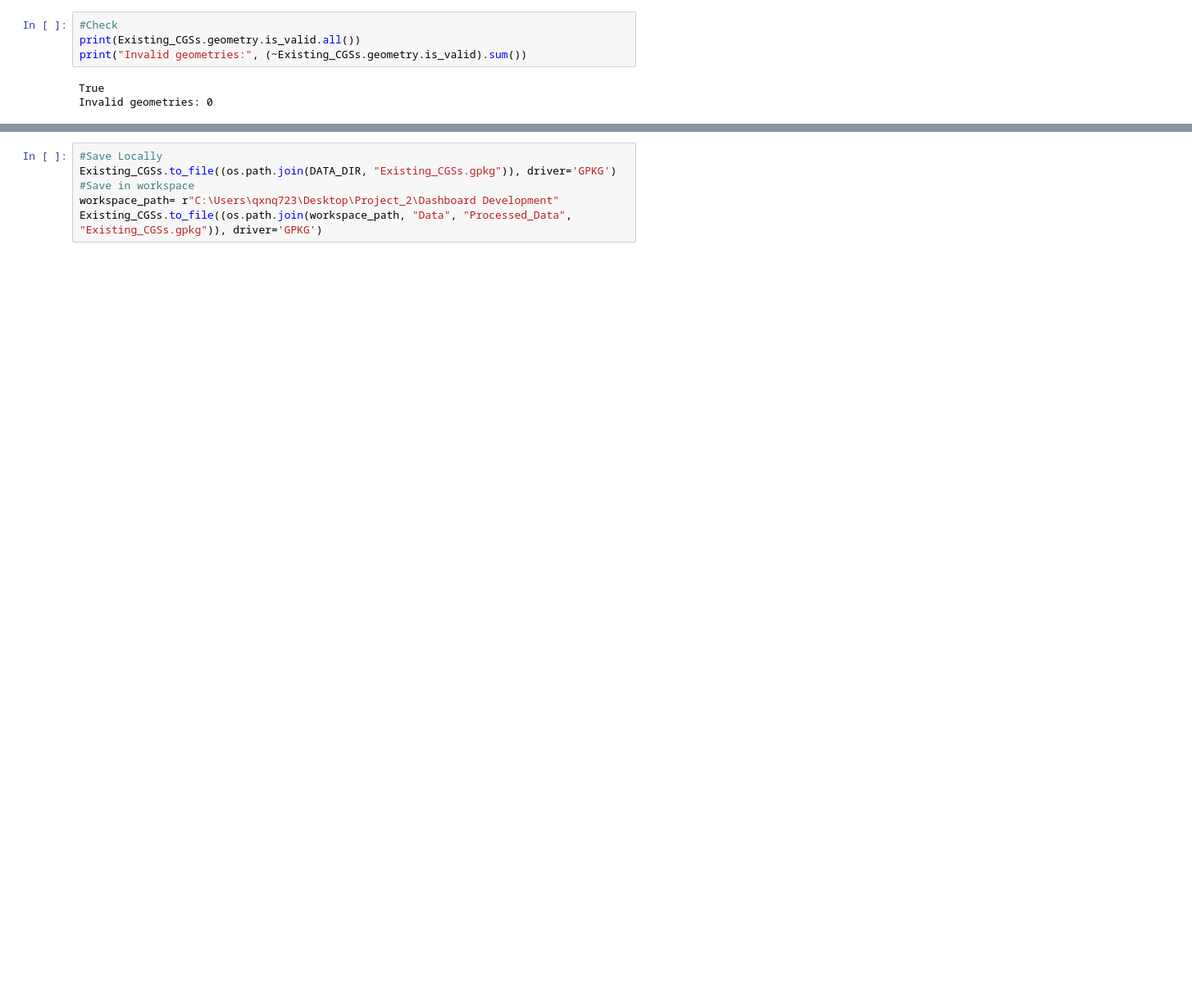
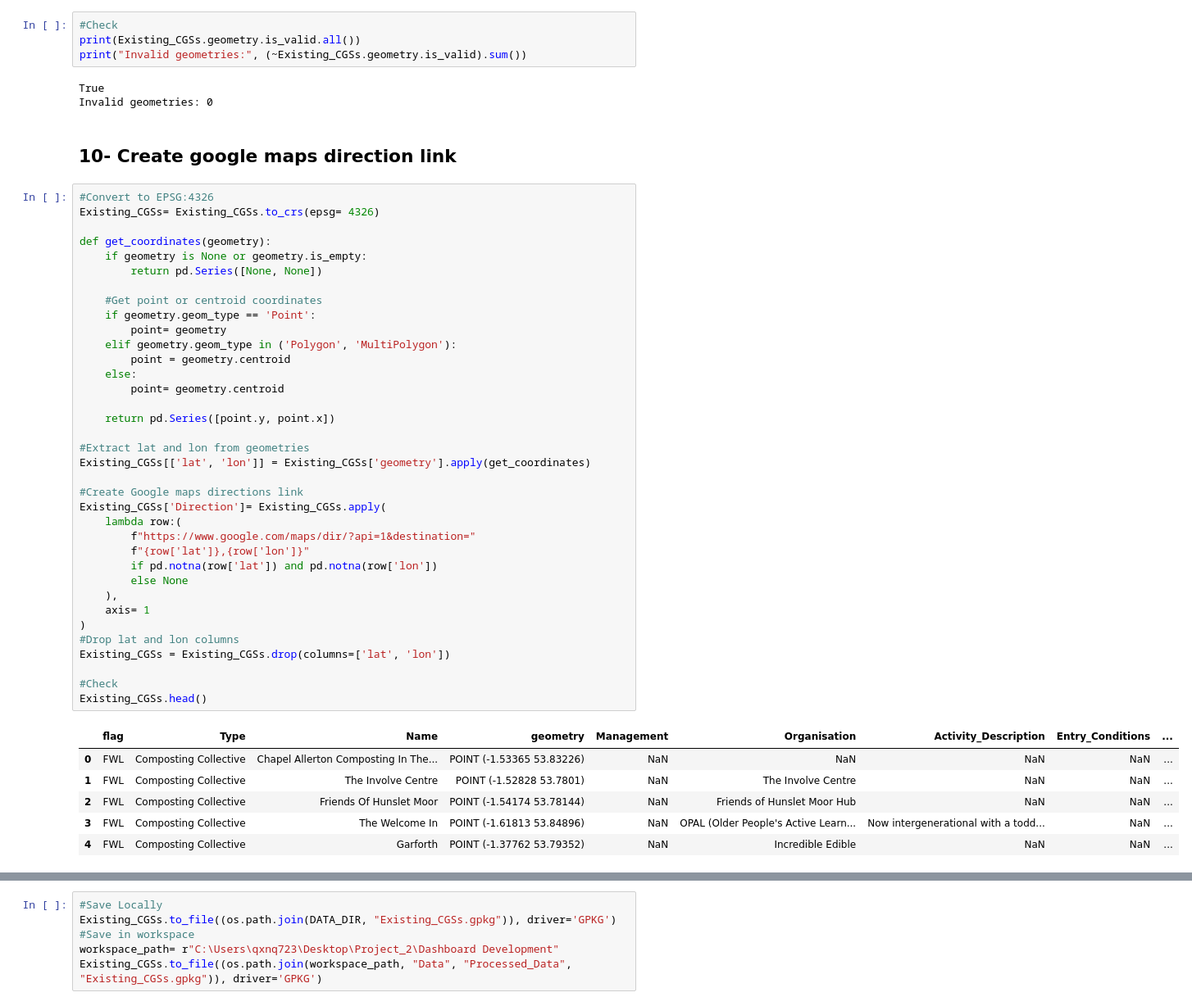
Before and after one commit to MarionC749/LIDA-SEEDS, a Jupyter notebook: Data_Processing/1-SEEDS_existingCGS_search.ipynb, the cells around one changed output, grey strips where cells are left out. Shown at 82% size. Drawn from its saved outputs; the diff is of its cells as text; blank space fills up the shorter version.

Commit message:
added google maps directions

```diff
--- a/Data_Processing/1-SEEDS_existingCGS_search.ipynb
+++ b/Data_Processing/1-SEEDS_existingCGS_search.ipynb
@@ -3026,4 +3026,49 @@ print("Invalid geometries:", (~Existing_CGSs.geometry.is_valid).sum())
 # %% [output]
 True
 Invalid geometries: 0
+# %% [markdown]
+## 10- Create google maps direction link
+# %%
+#Convert to EPSG:4326
+Existing_CGSs= Existing_CGSs.to_crs(epsg= 4326)
+
+def get_coordinates(geometry):
+    if geometry is None or geometry.is_empty:
+        return pd.Series([None, None])
+
+    #Get point or centroid coordinates
+    if geometry.geom_type == 'Point':
+        point= geometry
+    elif geometry.geom_type in ('Polygon', 'MultiPolygon'):
+        point = geometry.centroid
+    else:
+        point= geometry.centroid
+
+    return pd.Series([point.y, point.x])
+
+#Extract lat and lon from geometries
+Existing_CGSs[['lat', 'lon']] = Existing_CGSs['geometry'].apply(get_coordinates)
+
+#Create Google maps directions link
+Existing_CGSs['Direction']= Existing_CGSs.apply(
+    lambda row:(
+        f"https://www.google.com/maps/dir/?api=1&destination="
+        f"{row['lat']},{row['lon']}"
+        if pd.notna(row['lat']) and pd.notna(row['lon'])
+        else None
+    ),
+    axis= 1
+)
+#Drop lat and lon columns
+Existing_CGSs = Existing_CGSs.drop(columns=['lat', 'lon'])
+
+#Check
+Existing_CGSs.head()
+# %% [output]
+|  | flag | Type | Name | geometry | Management | Organisation | Activity_Description | Entry_Conditions | ... |
+| 0 | FWL | Composting Collective | Chapel Allerton Composting In The... | POINT (-1.53365 53.83226) | NaN | NaN | NaN | NaN | ... |
+| 1 | FWL | Composting Collective | The Involve Centre | POINT (-1.52828 53.7801) | NaN | The Involve Centre | NaN | NaN | ... |
+| 2 | FWL | Composting Collective | Friends Of Hunslet Moor | POINT (-1.54174 53.78144) | NaN | Friends of Hunslet Moor Hub | NaN | NaN | ... |
+| 3 | FWL | Composting Collective | The Welcome In | POINT (-1.61813 53.84896) | NaN | OPAL (Older People's Active Learn... | Now intergenerational with a todd... | NaN | ... |
+| 4 | FWL | Composting Collective | Garforth | POINT (-1.37762 53.79352) | NaN | Incredible Edible | NaN | NaN | ... |
 # %% [markdown]
```
Also changed, not shown: parts of 6 cells of this notebook, 4 other files.
